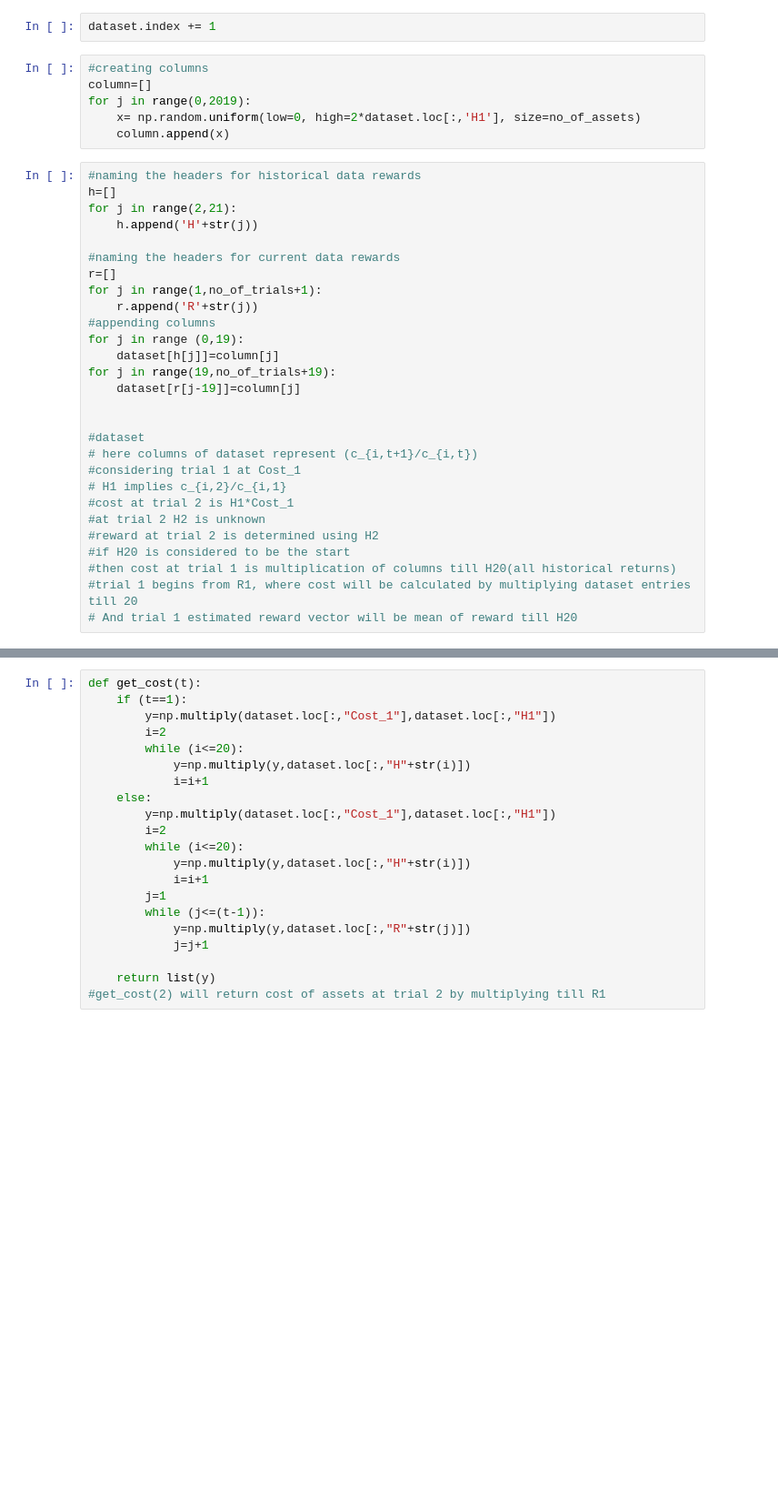
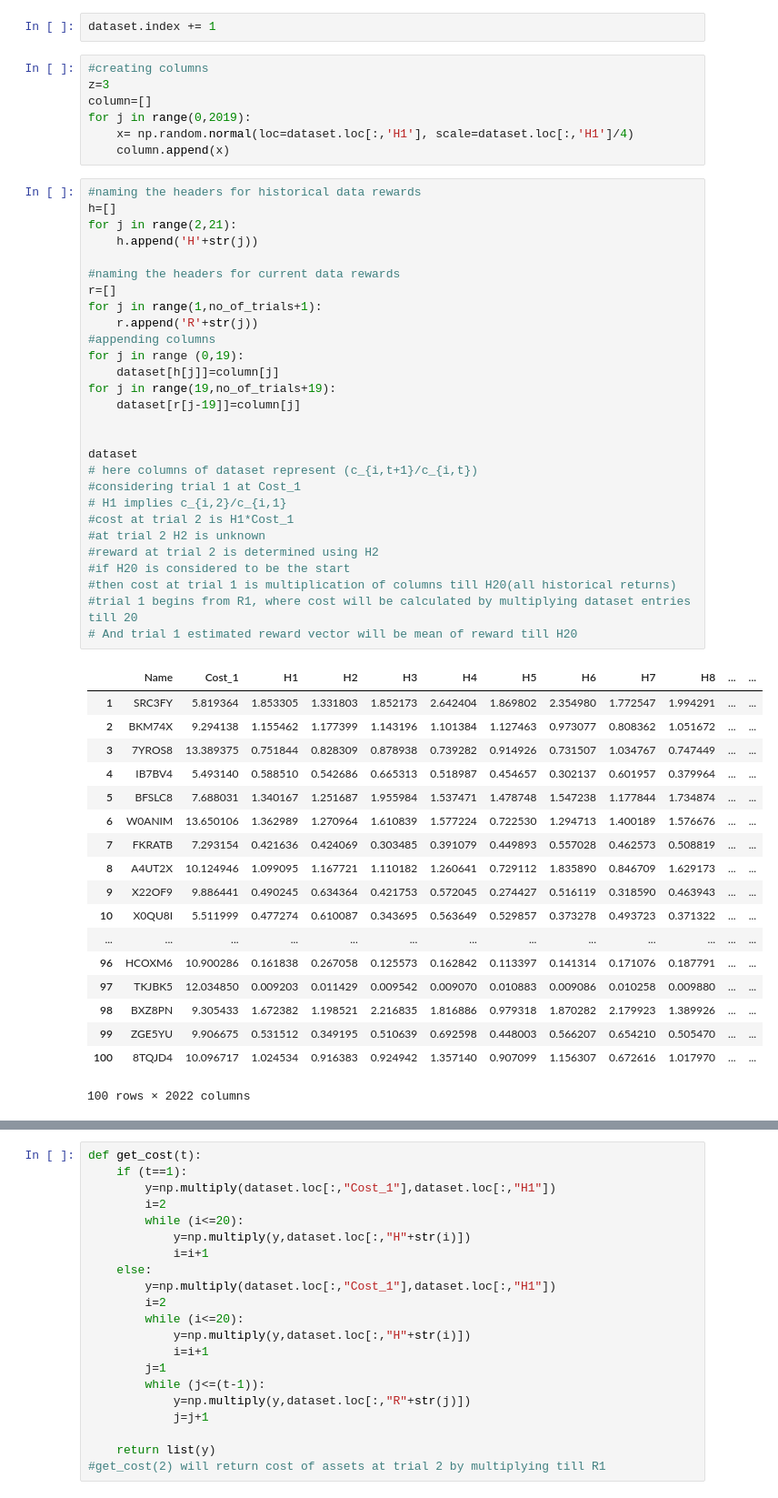
Before and after one commit to snehamaheshwari07/Risk-aware-Multi-Armed-Bandit, a Jupyter notebook: CVaR corrections.ipynb, the cells around one changed output, grey strips where cells are left out. Shown: that part at 91% size. Saved outputs shown, nothing was run; the diff lists cells and outputs as text; blank space fills up the shorter version.

```diff
--- a/CVaR corrections.ipynb
+++ b/CVaR corrections.ipynb
@@ -55,35 +55,55 @@ dataset=p
 dataset.index += 1
 # %%
 #creating columns
+z=3
 column=[]
 for j in range(0,2019):
-    x= np.random.uniform(low=0, high=2*dataset.loc[:,'H1'], size=no_of_assets)
+    x= np.random.normal(loc=dataset.loc[:,'H1'], scale=dataset.loc[:,'H1']/4)
     column.append(x)
 # %%
 #naming the headers for historical data rewards
 h=[]
 for j in range(2,21):
     h.append('H'+str(j))
 
 #naming the headers for current data rewards
 r=[]
 for j in range(1,no_of_trials+1):
     r.append('R'+str(j))
 #appending columns
 for j in range (0,19):
     dataset[h[j]]=column[j]
 for j in range(19,no_of_trials+19):
     dataset[r[j-19]]=column[j]
 
 
-#dataset
+dataset
 # here columns of dataset represent (c_{i,t+1}/c_{i,t})
 #considering trial 1 at Cost_1
 # H1 implies c_{i,2}/c_{i,1}
 #cost at trial 2 is H1*Cost_1
 #at trial 2 H2 is unknown
 #reward at trial 2 is determined using H2
 #if H20 is considered to be the start
 #then cost at trial 1 is multiplication of columns till H20(all historical returns)
 #trial 1 begins from R1, where cost will be calculated by multiplying dataset entries till 20
 # And trial 1 estimated reward vector will be mean of reward till H20
+# %% [output]
+|  | Name | Cost_1 | H1 | H2 | H3 | H4 | H5 | H6 | H7 | H8 | ... | ... |
+| 1 | SRC3FY | 5.819364 | 1.853305 | 1.331803 | 1.852173 | 2.642404 | 1.869802 | 2.354980 | 1.772547 | 1.994291 | ... | ... |
+| 2 | BKM74X | 9.294138 | 1.155462 | 1.177399 | 1.143196 | 1.101384 | 1.127463 | 0.973077 | 0.808362 | 1.051672 | ... | ... |
+| 3 | 7YROS8 | 13.389375 | 0.751844 | 0.828309 | 0.878938 | 0.739282 | 0.914926 | 0.731507 | 1.034767 | 0.747449 | ... | ... |
+| 4 | IB7BV4 | 5.493140 | 0.588510 | 0.542686 | 0.665313 | 0.518987 | 0.454657 | 0.302137 | 0.601957 | 0.379964 | ... | ... |
+| 5 | BFSLC8 | 7.688031 | 1.340167 | 1.251687 | 1.955984 | 1.537471 | 1.478748 | 1.547238 | 1.177844 | 1.734874 | ... | ... |
+| 6 | W0ANIM | 13.650106 | 1.362989 | 1.270964 | 1.610839 | 1.577224 | 0.722530 | 1.294713 | 1.400189 | 1.576676 | ... | ... |
+| 7 | FKRATB | 7.293154 | 0.421636 | 0.424069 | 0.303485 | 0.391079 | 0.449893 | 0.557028 | 0.462573 | 0.508819 | ... | ... |
+| 8 | A4UT2X | 10.124946 | 1.099095 | 1.167721 | 1.110182 | 1.260641 | 0.729112 | 1.835890 | 0.846709 | 1.629173 | ... | ... |
+| 9 | X22OF9 | 9.886441 | 0.490245 | 0.634364 | 0.421753 | 0.572045 | 0.274427 | 0.516119 | 0.318590 | 0.463943 | ... | ... |
+| 10 | X0QU8I | 5.511999 | 0.477274 | 0.610087 | 0.343695 | 0.563649 | 0.529857 | 0.373278 | 0.493723 | 0.371322 | ... | ... |
+| ... | ... | ... | ... | ... | ... | ... | ... | ... | ... | ... | ... | ... |
+| 96 | HCOXM6 | 10.900286 | 0.161838 | 0.267058 | 0.125573 | 0.162842 | 0.113397 | 0.141314 | 0.171076 | 0.187791 | ... | ... |
+| 97 | TKJBK5 | 12.034850 | 0.009203 | 0.011429 | 0.009542 | 0.009070 | 0.010883 | 0.009086 | 0.010258 | 0.009880 | ... | ... |
+| 98 | BXZ8PN | 9.305433 | 1.672382 | 1.198521 | 2.216835 | 1.816886 | 0.979318 | 1.870282 | 2.179923 | 1.389926 | ... | ... |
+| 99 | ZGE5YU | 9.906675 | 0.531512 | 0.349195 | 0.510639 | 0.692598 | 0.448003 | 0.566207 | 0.654210 | 0.505470 | ... | ... |
+| 100 | 8TQJD4 | 10.096717 | 1.024534 | 0.916383 | 0.924942 | 1.357140 | 0.907099 | 1.156307 | 0.672616 | 1.017970 | ... | ... |
+100 rows × 2022 columns
```
Also changed, not shown: parts of 29 cells of this notebook.
